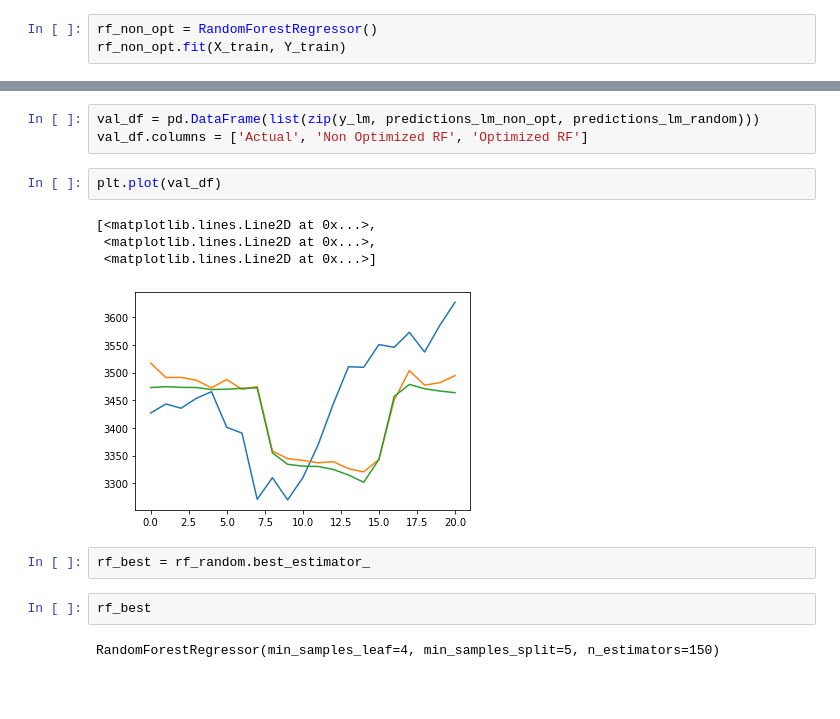
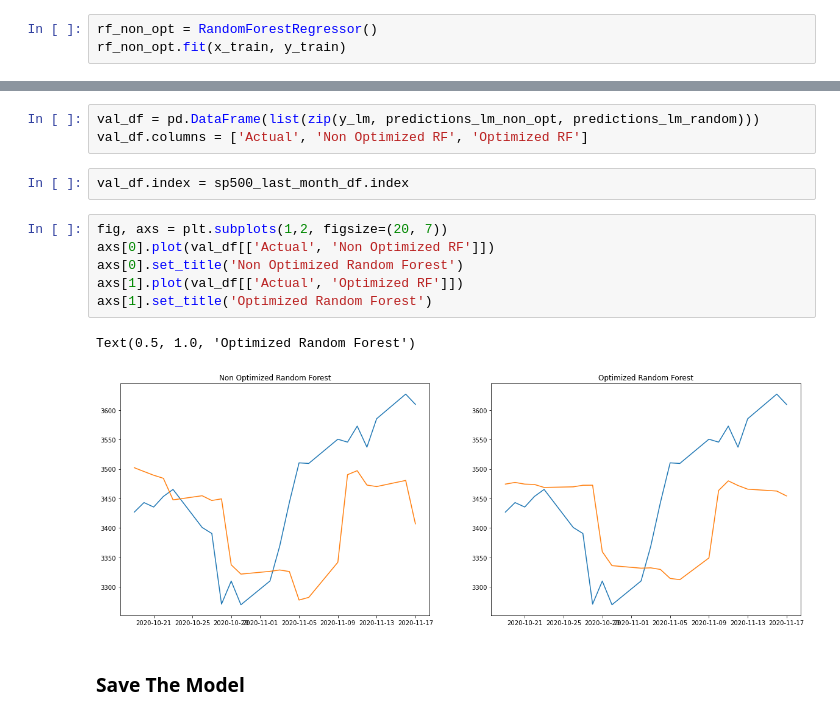
Before and after one commit to ekhtiar/mlops-stock-prediction, a Jupyter notebook: notebooks/Predicting SP500.ipynb, the cells around one changed output, grey strips where cells are left out. Drawn from its saved outputs; the diff is of its cells as text; blank space fills up the shorter version.

```diff
--- a/notebooks/Predicting SP500.ipynb
+++ b/notebooks/Predicting SP500.ipynb
@@ -128,5 +133,5 @@ X_train, X_test, Y_train, Y_test = train_test_split(x_train, y_train, test_size=
 # %%
 rf_non_opt = RandomForestRegressor()
-rf_non_opt.fit(X_train, Y_train)
+rf_non_opt.fit(x_train, y_train)
 # %% [output]
 RandomForestRegressor()
@@ -219,16 +212,16 @@ mean squared error with optimization is: 12667.105122035206
 # %%
 val_df = pd.DataFrame(list(zip(y_lm, predictions_lm_non_opt, predictions_lm_random)))
 val_df.columns = ['Actual', 'Non Optimized RF', 'Optimized RF']
-# %%
-plt.plot(val_df)
-# %% [output]
-[<matplotlib.lines.Line2D at 0x...>,
- <matplotlib.lines.Line2D at 0x...>,
- <matplotlib.lines.Line2D at 0x...>]
-[figure, removed]
-# %%
-rf_best = rf_random.best_estimator_
-# %%
-rf_best
-# %% [output]
-RandomForestRegressor(min_samples_leaf=4, min_samples_split=5, n_estimators=150)
+# %%
+val_df.index = sp500_last_month_df.index
+# %%
+fig, axs = plt.subplots(1,2, figsize=(20, 7))
+axs[0].plot(val_df[['Actual', 'Non Optimized RF']])
+axs[0].set_title('Non Optimized Random Forest')
+axs[1].plot(val_df[['Actual', 'Optimized RF']])
+axs[1].set_title('Optimized Random Forest')
+# %% [output]
+Text(0.5, 1.0, 'Optimized Random Forest')
+[figure, added]
+# %% [markdown]
+### Save The Model
```
Also changed, not shown: parts of 13 cells of this notebook, 2 other files.
